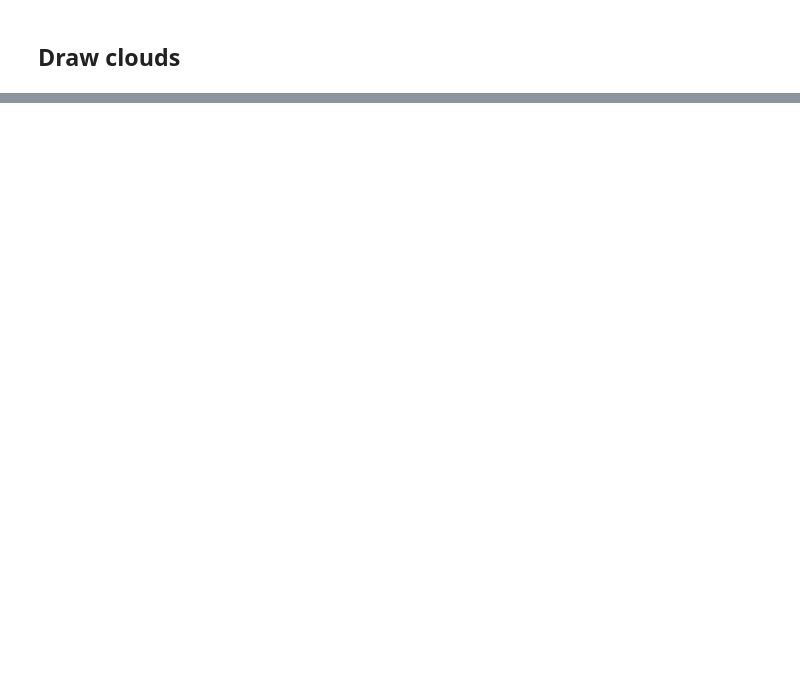
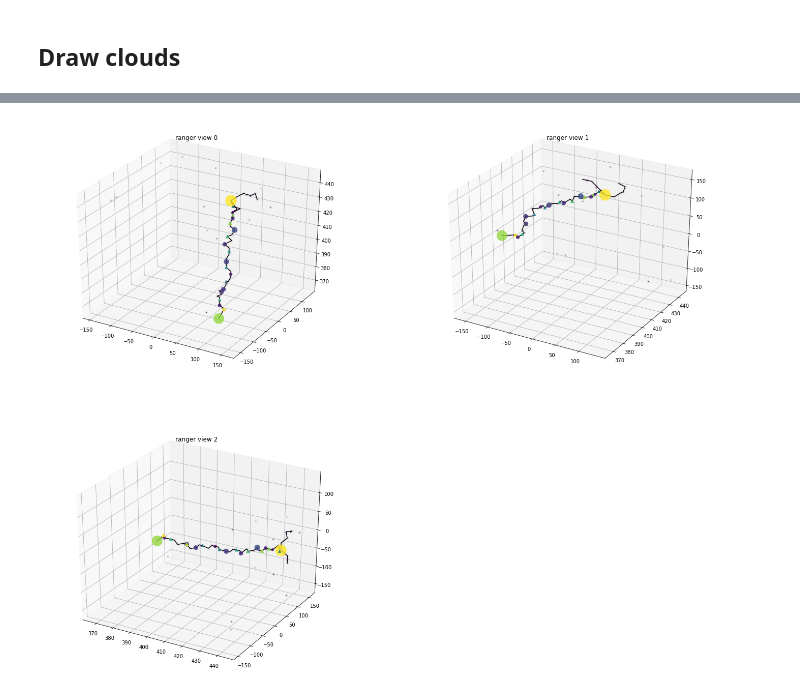
Before and after one commit to jahernando/ICAROSNB, a Jupyter notebook: JAH/bes/tracking_clouds.ipynb, the cells around one changed output, grey strips where cells are left out. Saved outputs shown, nothing was run; the diff lists cells and outputs as text; code cells hidden in the pictures; blank space fills up the shorter version.

```diff
--- a/JAH/bes/tracking_clouds.ipynb
+++ b/JAH/bes/tracking_clouds.ipynb
@@ -1629,0 +137,5 @@ plt.quiver(*_csel(cells1, isel), xdirs[0][isel], xdirs[1][isel])
+# %%
+if (ndim == 3):
+    pltclouds.dcloud_tracks_3dviews(dfclouds, scale = 0.004, type = 'ranger')
+# %% [output]
+[figure, added]
```
Also changed, not shown: parts of 65 cells of this notebook, 1 other file.
